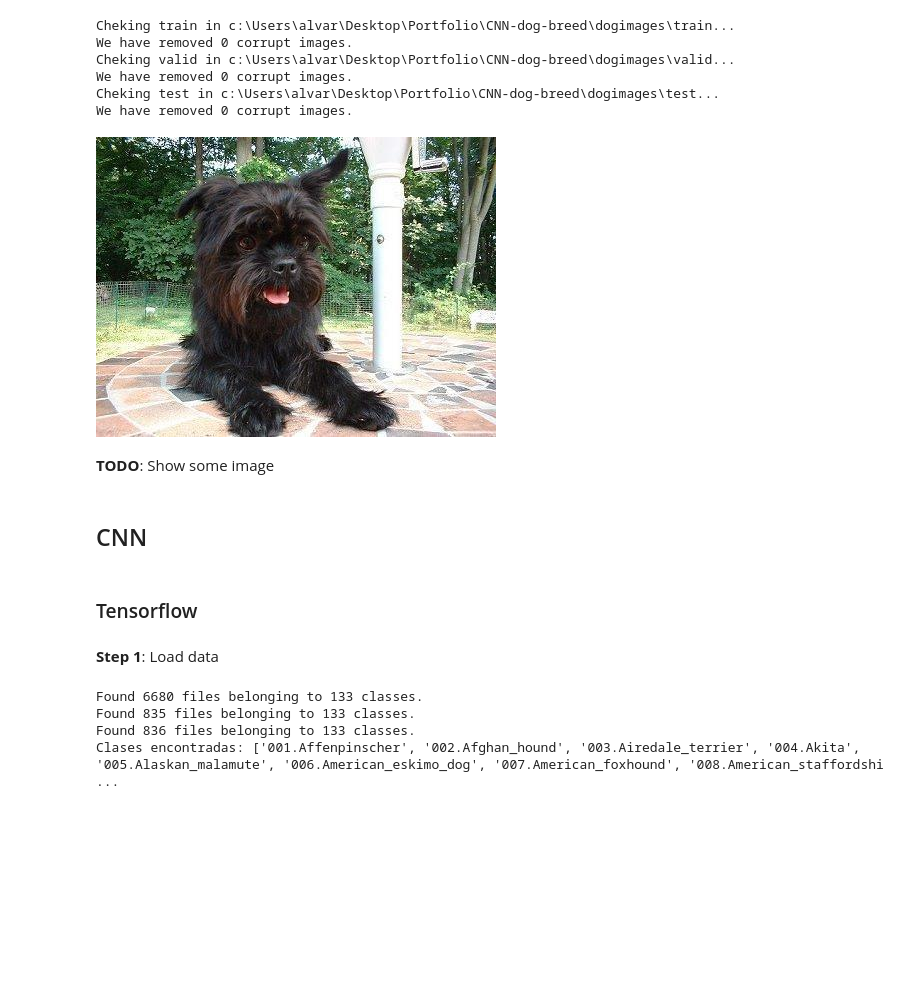
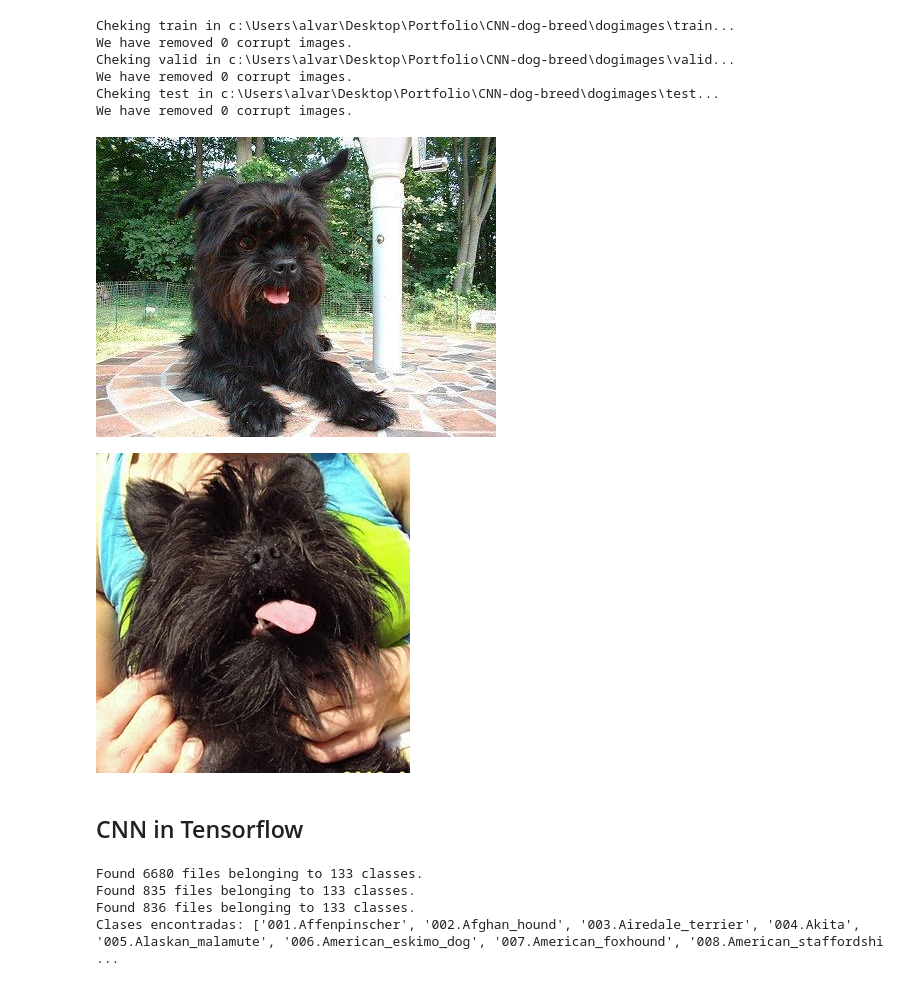
Before and after one commit to AlvaroNLM/CNN-dog-breed, a Jupyter notebook: CNN_dogs.ipynb, the cells around one changed output. Cells and saved outputs as stored; diff of their text form; code cells hidden in the pictures; blank space fills up the shorter version.

```diff
--- a/CNN_dogs.ipynb
+++ b/CNN_dogs.ipynb
@@ -93,12 +95,11 @@ We have removed 0 corrupt images.
 # Different breeds
 dog_breeds = glob.glob("dogimages/train/*")
 dog_breeds = [dog_breed_tmp.split(".")[1] for dog_breed_tmp in dog_breeds]
-# %%
-# Show an image
-image_i(train_dog_images[0])
-# %% [output]
-[figure, removed]
-# %% [markdown]
-**TODO**: Show some image
+# %%
+display(image_i(filename=train_dog_images[0]))
+display(image_i(filename=test_dog_images[0]))
+# %% [output]
+[figure, added]
+[figure, added]
 # %% [markdown]
-## CNN
+## CNN in Tensorflow
@@ -112,12 +106,8 @@ import numpy as np
-# %% [markdown]
-### Tensorflow
 # %%
 # Import libraries
 import tensorflow as tf
 from keras.models import Sequential, Model
 from keras.layers import Input, Conv2D, MaxPooling2D, Dropout, Flatten, Dense, Activation, BatchNormalization
-# %% [markdown]
-**Step 1**: Load data
 # %%
 # Image size redimension
 IMG_SIZE = (224, 224)
```
Also changed, not shown: parts of 19 cells of this notebook, 1 other file.
